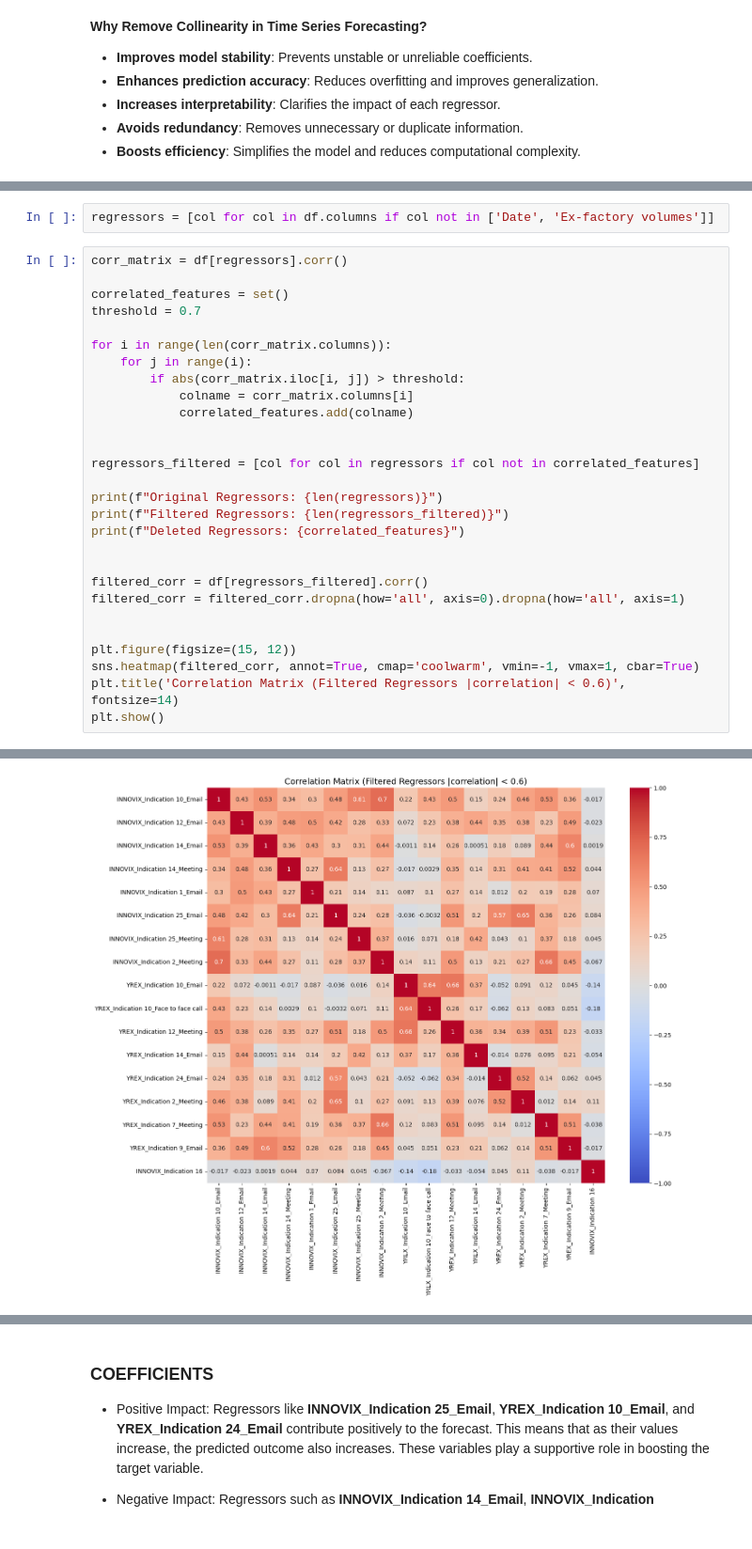
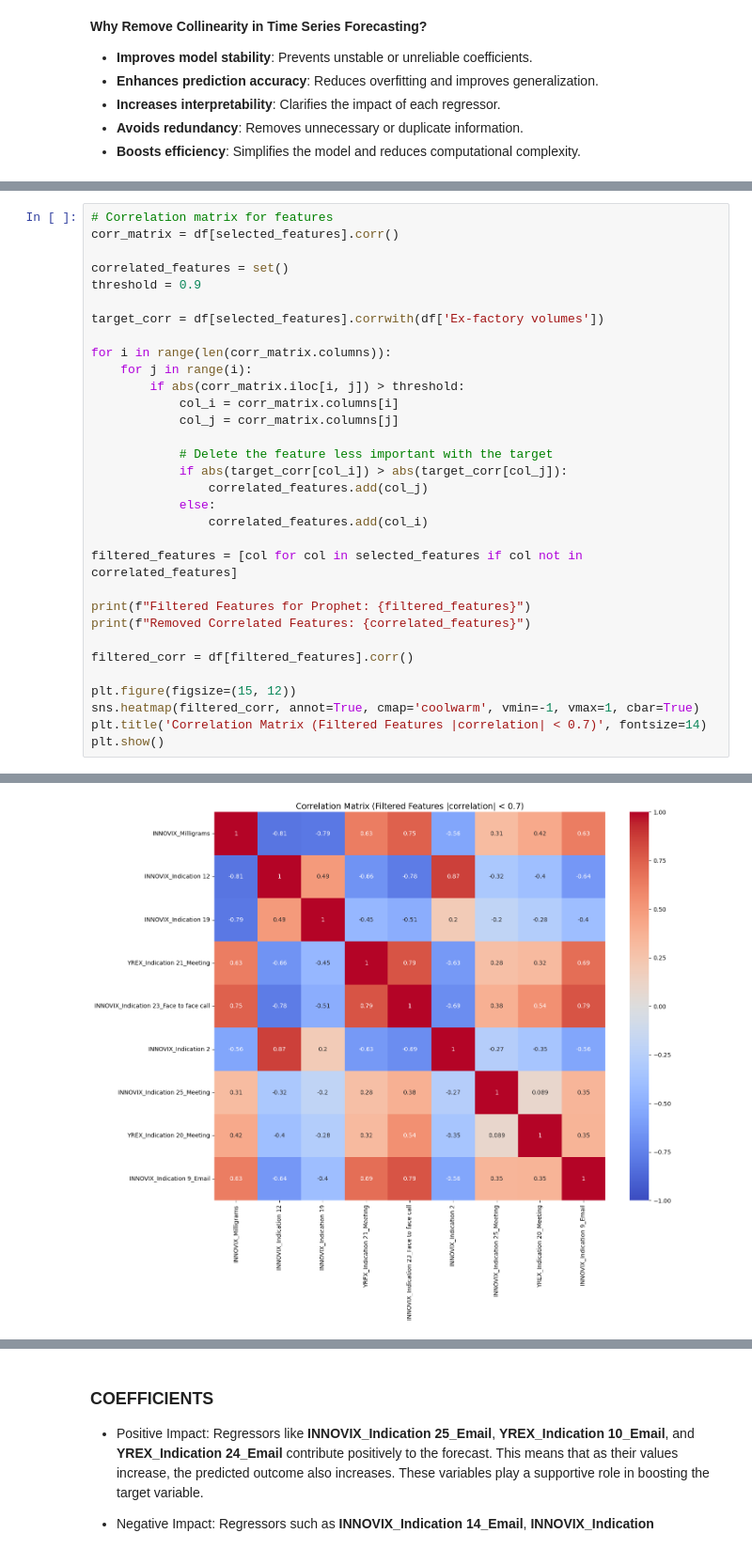
Before and after one commit to AmirMFarhang/LauzHack-CassadagApp, a Jupyter notebook: elbonia_analisys.ipynb, the cells around one changed output, grey strips where cells are left out. Shown at 94% size. Drawn from its saved outputs; the diff is of its cells as text.

```diff
--- a/elbonia_analisys.ipynb
+++ b/elbonia_analisys.ipynb
@@ -56,31 +82,33 @@ Index(['Date', 'INNOVIX_Indication 10_Email',
-# %%
-regressors = [col for col in df.columns if col not in ['Date', 'Ex-factory volumes']]
 # %%
-corr_matrix = df[regressors].corr()
+# Correlation matrix for features
+corr_matrix = df[selected_features].corr()
 
 correlated_features = set()
-threshold = 0.7
+threshold = 0.9
+
+target_corr = df[selected_features].corrwith(df['Ex-factory volumes'])
 
 for i in range(len(corr_matrix.columns)):
     for j in range(i):
         if abs(corr_matrix.iloc[i, j]) > threshold:
-            colname = corr_matrix.columns[i]
-            correlated_features.add(colname)
+            col_i = corr_matrix.columns[i]
+            col_j = corr_matrix.columns[j]
 
+            # Delete the feature less important with the target
+            if abs(target_corr[col_i]) > abs(target_corr[col_j]):
+                correlated_features.add(col_j)
+            else:
+                correlated_features.add(col_i)
 
-regressors_filtered = [col for col in regressors if col not in correlated_features]
+filtered_features = [col for col in selected_features if col not in correlated_features]
 
-print(f"Original Regressors: {len(regressors)}")
-print(f"Filtered Regressors: {len(regressors_filtered)}")
-print(f"Deleted Regressors: {correlated_features}")
+print(f"Filtered Features for Prophet: {filtered_features}")
+print(f"Removed Correlated Features: {correlated_features}")
 
-
-filtered_corr = df[regressors_filtered].corr()
-filtered_corr = filtered_corr.dropna(how='all', axis=0).dropna(how='all', axis=1)
-
+filtered_corr = df[filtered_features].corr()
 
 plt.figure(figsize=(15, 12))
 sns.heatmap(filtered_corr, annot=True, cmap='coolwarm', vmin=-1, vmax=1, cbar=True)
-plt.title('Correlation Matrix (Filtered Regressors |correlation| < 0.6)', fontsize=14)
+plt.title('Correlation Matrix (Filtered Features |correlation| < 0.7)', fontsize=14)
 plt.show()
 # %% [output]
@@ -90 +117 @@ Deleted Regressors: {'YREX_Indication 20_Email', 'YREX_Indication 20_Face to fac
-[figure, old version]
+[figure, new version]
```
Also changed, not shown: parts of 9 cells of this notebook, 1 other file.
